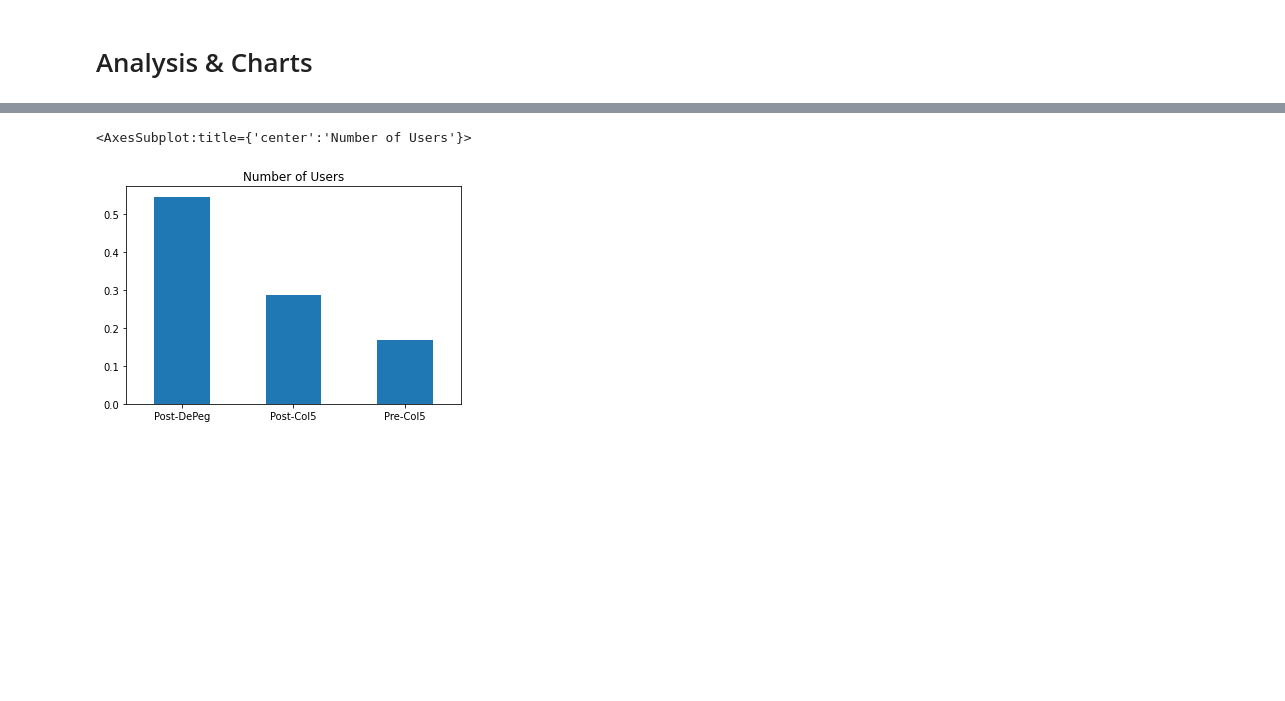
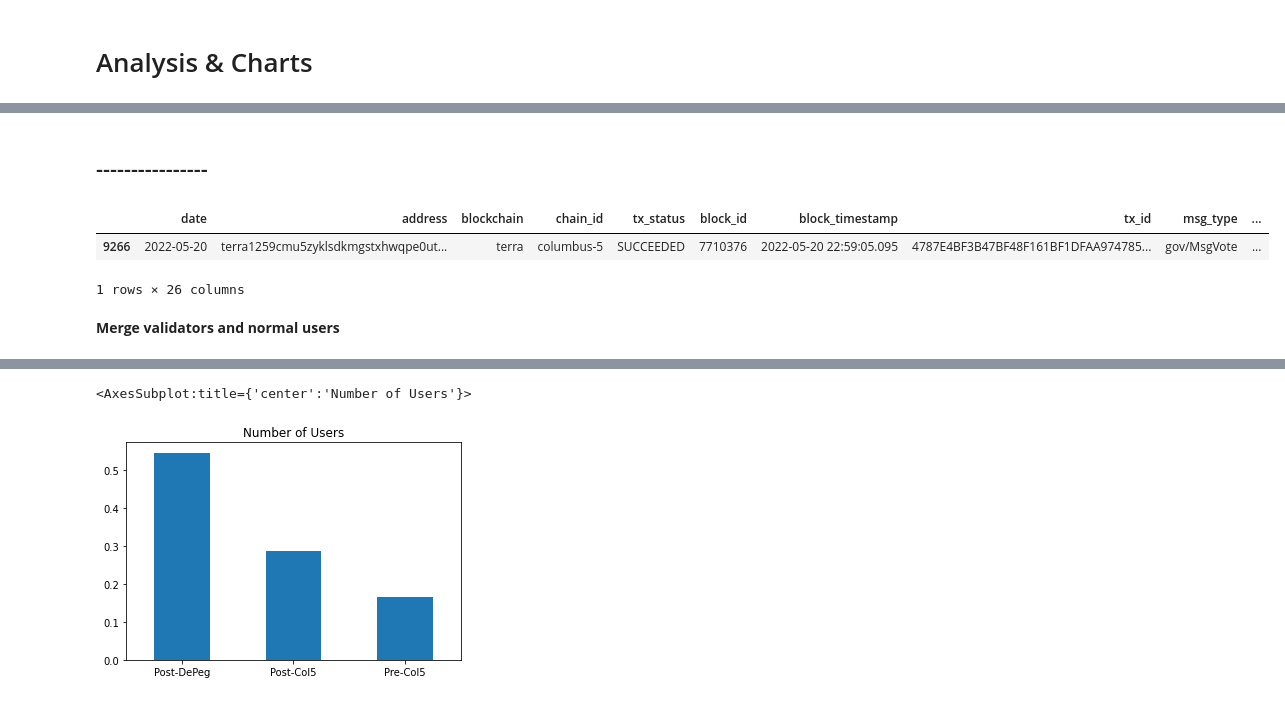
Before and after one commit to IncioMan/terra-rebirth, a Jupyter notebook: notebooks/terra-vote.ipynb, the cells around one changed output, grey strips where cells are left out. Saved outputs shown, nothing was run; the diff lists cells and outputs as text; code cells hidden in the pictures; blank space fills up the shorter version.

Commit message:
validators

```diff
--- a/notebooks/terra-vote.ipynb
+++ b/notebooks/terra-vote.ipynb
@@ -22,6 +22,8 @@ class DataProvider:
     def __init__(self):
         self.vote = 'a3efd3f0-724b-4a26-9f92-6083c7c52785'
         self.date_wallet = '074c2ad1-a842-442d-a0f5-6456b35be648'
+        self.validators_voting_power = 'fe7c80cd-d061-4c66-8230-68f7776bafbb'
+        self.validators = 'db245c79-577e-4aa0-876e-49e57556afaa'
 
     def get_vote(self):
         df = claim(self.vote)
@@ -32,5 +34,17 @@ class DataProvider:
         df = claim(self.date_wallet)
         df.columns = [c.lower() for c in df.columns]
         return df
+
+    def get_validators(self):
+        df = claim(self.validators)
+        df.columns = [c.lower() for c in df.columns]
+        return df
+
+    def get_validators_voting_powers(self):
+        df = claim(self.validators_voting_power)
+        df.columns = [c.lower() for c in df.columns]
+        df['day'] = df.day.apply(lambda x: str(x)[:10])
+        df = df[df.day=='2022-05-12']
+        return df
 # %%
 dp = DataProvider()
@@ -48,0 +88,11 @@ df.head()
+# %% [markdown]
+## ----------------
+# %%
+df = dp.get_vote()
+df[df.address=='terra1259cmu5zyklsdkmgstxhwqpe0utfe5hhyygjdc']
+# %% [output]
+|  | date | address | blockchain | chain_id | tx_status | block_id | block_timestamp | tx_id | msg_type | ... |
+| 9266 | 2022-05-20 | terra1259cmu5zyklsdkmgstxhwqpe0ut... | terra | columbus-5 | SUCCEEDED | 7710376 | 2022-05-20 22:59:05.095 | 4787E4BF3B47BF48F161BF1DFAA974785... | gov/MsgVote | ... |
+1 rows × 26 columns
+# %% [markdown]
+**Merge validators and normal users**
```
Also changed, not shown: parts of 13 cells of this notebook, 2 other files.
